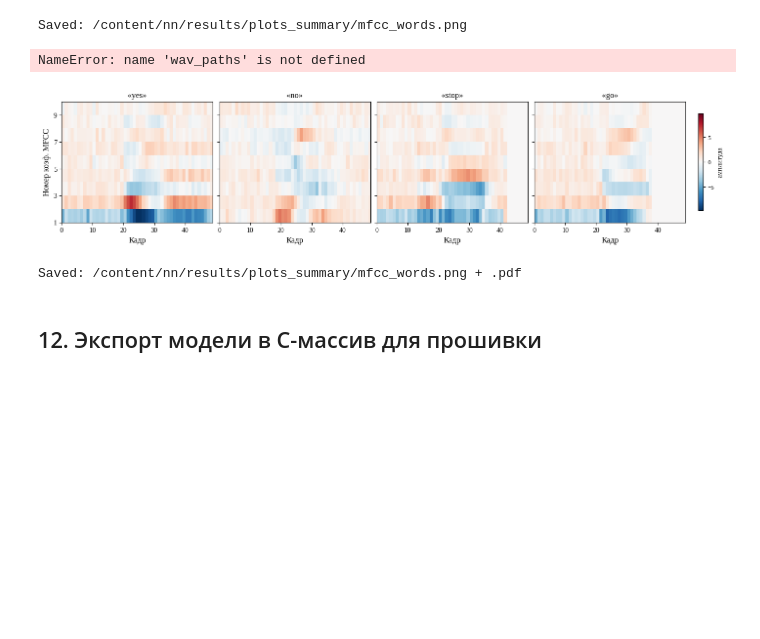
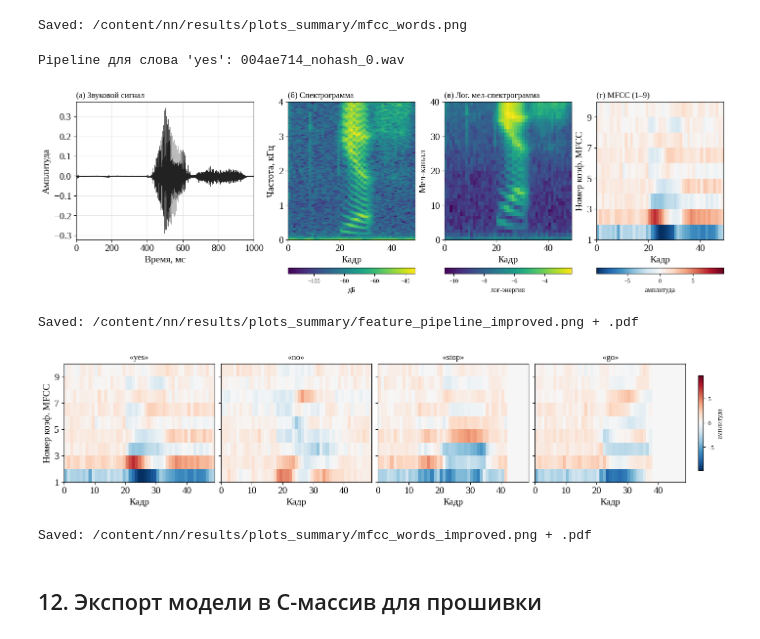
Before and after one commit to worthant/edge-ai-voice-recognition, a Jupyter notebook: nn/colab_train.ipynb, the cells around one changed output. Drawn from its saved outputs; the diff is of its cells as text; code cells hidden in the pictures; blank space fills up the shorter version.

Commit message:
:hammer: WIP(nn): Improve graphs

```diff
--- a/nn/colab_train.ipynb
+++ b/nn/colab_train.ipynb
@@ -760,9 +798,9 @@ plt.rcParams.update({
     'font.size': 14,
     'axes.titlesize': 14,
     'axes.labelsize': 14,
-    'xtick.labelsize': 12,
-    'ytick.labelsize': 12,
-    'legend.fontsize': 12,
+    'xtick.labelsize': 14,
+    'ytick.labelsize': 14,
+    'legend.fontsize': 14,
     'figure.titlesize': 14,
 })
 
@@ -850,34 +888,36 @@ if wav_paths:
     im3 = ax3.imshow(log_mel, aspect="auto", origin="lower", cmap="viridis",
                      extent=[0, NUM_FRAMES, 0, NUM_MEL_BINS])
     ax3.set_xlabel("Кадр")
     ax3.set_ylabel("Мел-канал")
     ax3.set_title("(в) Лог. мел-спектрограмма", fontsize=12, loc="left")
     cb3 = fig.colorbar(im3, cax=cax3, orientation="horizontal")
     cb3.set_label("лог-энергия", fontsize=10)
     cb3.ax.tick_params(labelsize=9)
 
     # (г) MFCC[1..9] — divergent шкала, показывает знак
     ax4 = fig.add_subplot(gs[0, 3])
     cax4 = fig.add_subplot(gs[1, 3])
     im4 = ax4.imshow(mfcc_shown, aspect="auto", origin="lower", cmap="RdBu_r",
                      vmin=-mfcc_vmax, vmax=mfcc_vmax,
                      extent=[0, NUM_FRAMES, 1, NUM_MFCC])
     ax4.set_xlabel("Кадр")
     ax4.set_ylabel("Номер коэф. MFCC")
     ax4.set_yticks([1, 3, 5, 7, 9])
     ax4.set_title("(г) MFCC (1–9)", fontsize=12, loc="left")
     cb4 = fig.colorbar(im4, cax=cax4, orientation="horizontal")
     cb4.set_label("амплитуда", fontsize=10)
     cb4.ax.tick_params(labelsize=9)
 
     out = Path("/content/nn/results/plots_summary/feature_pipeline_improved.png")
     out.parent.mkdir(parents=True, exist_ok=True)
     fig.savefig(out, dpi=150, bbox_inches="tight")
     fig.savefig(out.with_suffix(".pdf"), bbox_inches="tight")
     plt.show()
     print(f"Saved: {out} + .pdf")
 # %% [output]
-NameError: name 'wav_paths' is not defined
+Pipeline для слова 'yes': 004ae714_nohash_0.wav
+[figure, added]
+Saved: /content/nn/results/plots_summary/feature_pipeline_improved.png + .pdf
 # %%
 # Бонус: 4 слова рядом в виде MFCC
 import numpy as np
@@ -916,8 +956,8 @@ if len(wav_paths) >= 4:
     plt.show()
     print(f"Saved: {out} + .pdf")
 # %% [output]
-[figure, old version]
+[figure, new version]
-Saved: /content/nn/results/plots_summary/mfcc_words.png + .pdf
+Saved: /content/nn/results/plots_summary/mfcc_words_improved.png + .pdf
 # %% [markdown]
 ## 12. Экспорт модели в C-массив для прошивки
 # %%
```
Also changed, not shown: parts of 4 cells of this notebook.
